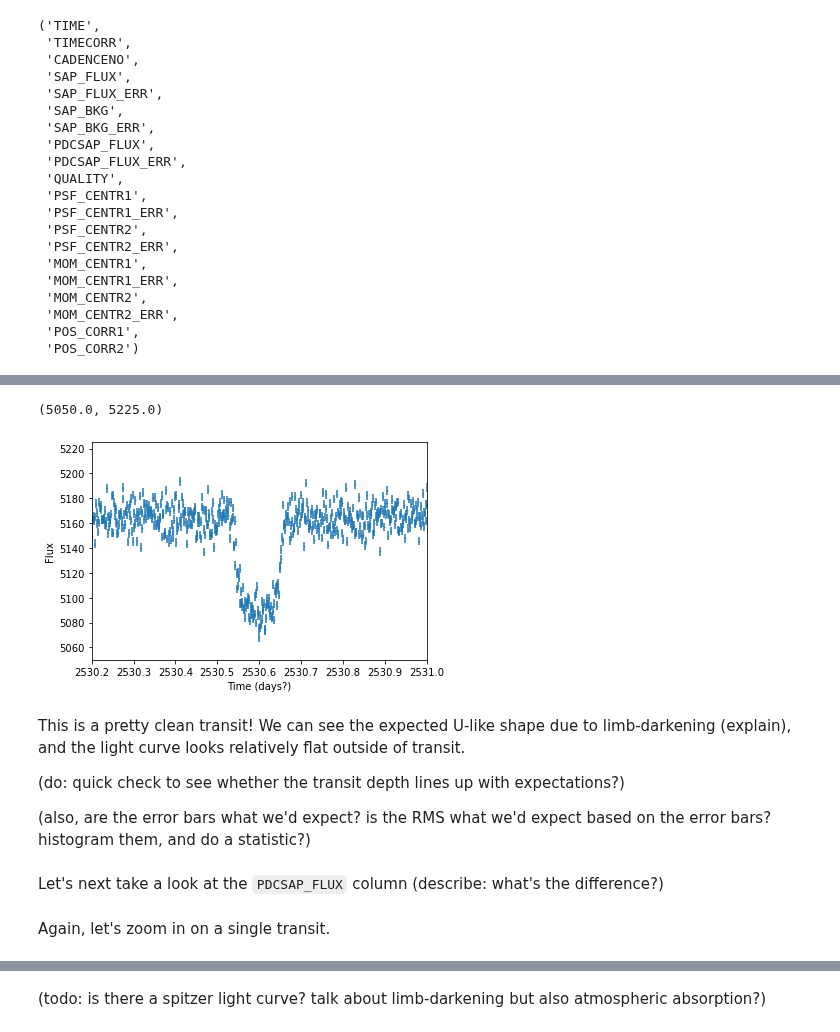
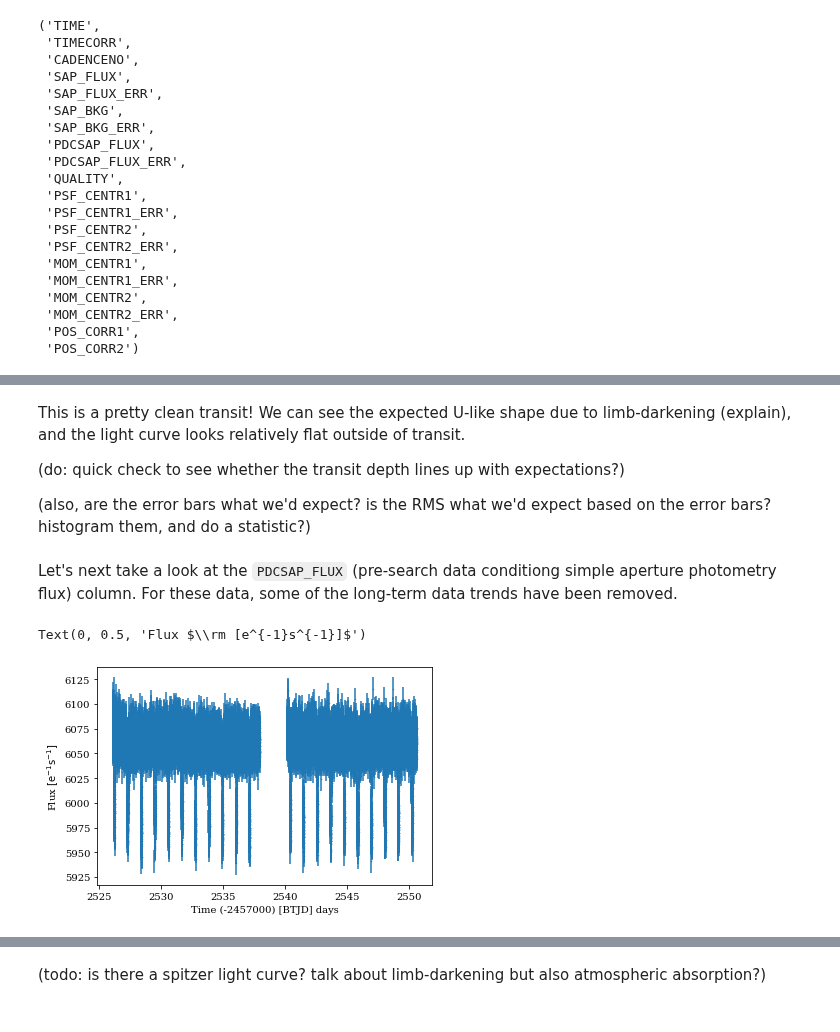
Before and after one commit to arjunsavel/notebooks-stsci, a Jupyter notebook: notebooks/MAST/plot_exoplanet_lightcurves/plot_exoplanet_lightcurves.ipynb, the cells around one changed output, grey strips where cells are left out. Saved outputs shown, nothing was run; the diff lists cells and outputs as text; code cells hidden in the pictures.

```diff
--- a/notebooks/MAST/plot_exoplanet_lightcurves/plot_exoplanet_lightcurves.ipynb
+++ b/notebooks/MAST/plot_exoplanet_lightcurves/plot_exoplanet_lightcurves.ipynb
@@ -394,13 +408,3 @@ Let's zoom in on a transit so we can get a better sense of the data quality.
-# %%
-plt.errorbar(t['TIME'], t['SAP_FLUX'], t['SAP_BKG_ERR'], ms=1, fmt='.')
-plt.xlabel('Time (days?)') # todo: check days
-plt.ylabel('Flux') # todo: units
-
-plt.xlim(2530.2, 2531)
-plt.ylim(5050, 5225)
-# %% [output]
-(5050.0, 5225.0)
-[figure, removed]
 # %% [markdown]
 This is a pretty clean transit! We can see the expected U-like shape due to limb-darkening (explain), and the light curve looks relatively flat outside of transit.
 
@@ -408,6 +412,12 @@ This is a pretty clean transit! We can see the expected U-like shape due to limb
 
 (also, are the error bars what we'd expect? is the RMS what we'd expect based on the error bars? histogram them, and do a statistic?)
 # %% [markdown]
-Let's next take a look at the `PDCSAP_FLUX` column (describe: what's the difference?)
+Let's next take a look at the `PDCSAP_FLUX` (pre-search data conditiong simple aperture photometry flux) column. For these data, some of the long-term data trends have been removed.
-# %% [markdown]
-Again, let's zoom in on a single transit.
+# %%
+plt.errorbar(data_table['TIME'], data_table['PDCSAP_FLUX'], data_table['PDCSAP_FLUX_ERR'], ms=1, fmt='.')
+
+plt.xlabel('Time (-2457000) [BTJD] days')
+plt.ylabel(r'Flux $\rm [e^{-1}s^{-1}]$') # should I describe LaTeX strings here?
+# %% [output]
+Text(0, 0.5, 'Flux $\\rm [e^{-1}s^{-1}]$')
+[figure, added]
```
Also changed, not shown: parts of 61 cells of this notebook.
